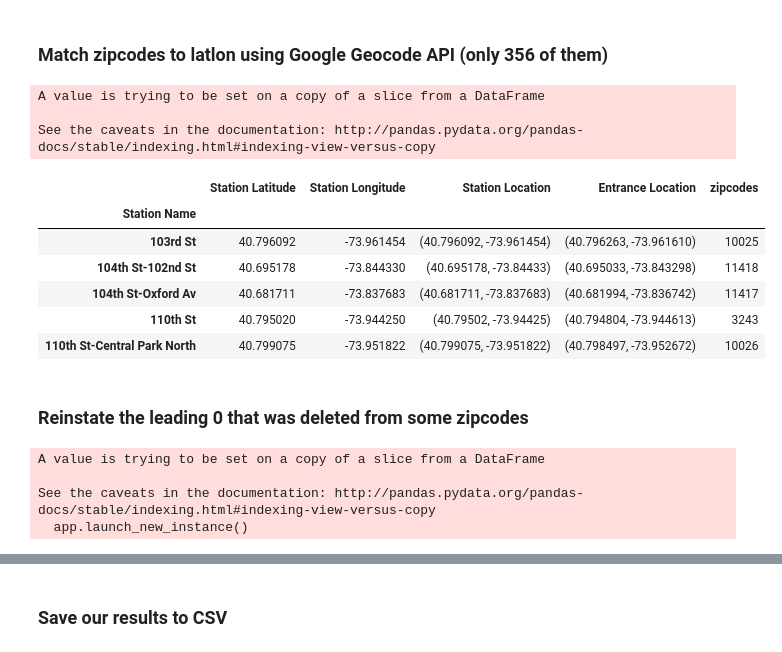
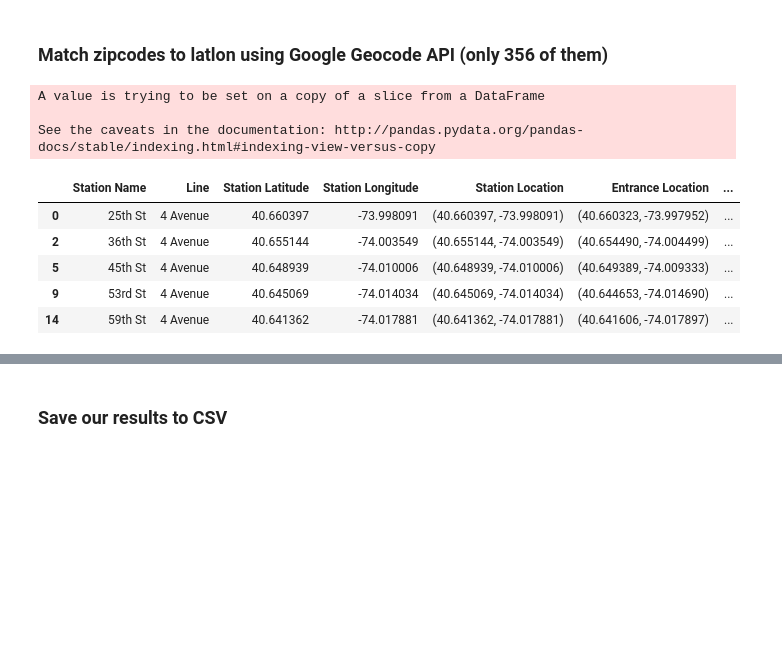
Before and after one commit to brenton72/NYC-crime-project, a Jupyter notebook: plotting_notebooks/Geocoding_notebook.ipynb, the cells around one changed output, grey strips where cells are left out. Drawn from its saved outputs; the diff is of its cells as text; code cells hidden in the pictures; blank space fills up the shorter version.

Commit message:
added routes 1-11 to subway info

```diff
--- a/plotting_notebooks/Geocoding_notebook.ipynb
+++ b/plotting_notebooks/Geocoding_notebook.ipynb
@@ -14,7 +14,7 @@ from googleplaces import GooglePlaces, types, lang
 YOUR_API_KEY = os.environ['GOOGLE_API_KEY']
 #YOUR_API_KEY = <Put your GooglePlaces-enabled Google API Key here>
 # %%
-pd.set_option('max_rows', 10)
+pd.set_option('max_rows', 150)
 # %% [markdown]
 ## Load crime lat-lon data
 # %%
@@ -431,4 +431,9 @@ df_merged.to_csv(out_file_name)
 ## Load Subway CSV
 # %%
 subway_df = pd.read_csv('NYC_Transit_Subway_Entrance_And_Exit_Data.csv', header=0)
-subway_station_df = subway_df.groupby('Station Name').first()[['Station Latitude', 'Station Longitude', 'Station Location', 'Entrance Location']]
+subway_station_df = subway_df.drop_duplicates(subset=['Station Name', 'Line'])[['Station Name', 'Line','Station Latitude',
+                                                                                'Station Longitude','Station Location',
+                                                                                'Route1', 'Route2', 'Route3', 'Route4', 'Route5',
+                                                                                'Route6', 'Route7', 'Route8', 'Route9', 'Route10',
+                                                                                'Route11','Entrance Location']]
+subway_station_df
@@ -437,35 +461,25 @@ subway_station_df = subway_df.groupby('Station Name').first()[['Station Latitude
 # %%
 a = (subway_station_df[['Station Latitude',
                 'Station Longitude']].values.astype(float))
 len(a)
 zipcodesDF = pd.DataFrame()
 subway_station_df['zipcodes'] = np.zeros(len(subway_station_df))
 for latlon in pd.DataFrame(a).drop_duplicates().values:
     query = GoogGeocode(latlon[0],latlon[1], YOUR_API_KEY)
-    revgeo = query["results"][0]['address_components'][-1]
+    for i in np.arange(-1,-3,-1):
+        if query['results'][0]['address_components'][i]['types'][0] == 'postal_code':
+            revgeo = query["results"][0]['address_components'][i]
     #print (revgeo)
     subway_station_df['zipcodes'][(subway_station_df['Station Latitude'] == latlon[0]) *
            (subway_station_df['Station Longitude'] == latlon[1])] = revgeo['long_name']
 subway_station_df.head()
 # %% [output]
 A value is trying to be set on a copy of a slice from a DataFrame
 
 See the caveats in the documentation: http://pandas.pydata.org/pandas-docs/stable/indexing.html#indexing-view-versus-copy
-|  | Station Latitude | Station Longitude | Station Location | Entrance Location | zipcodes |
-| Station Name |  |  |  |  |  |
-| 103rd St | 40.796092 | -73.961454 | (40.796092, -73.961454) | (40.796263, -73.961610) | 10025 |
-| 104th St-102nd St | 40.695178 | -73.844330 | (40.695178, -73.84433) | (40.695033, -73.843298) | 11418 |
-| 104th St-Oxford Av | 40.681711 | -73.837683 | (40.681711, -73.837683) | (40.681994, -73.836742) | 11417 |
-| 110th St | 40.795020 | -73.944250 | (40.79502, -73.94425) | (40.794804, -73.944613) | 3243 |
-| 110th St-Central Park North | 40.799075 | -73.951822 | (40.799075, -73.951822) | (40.798497, -73.952672) | 10026 |
+|  | Station Name | Line | Station Latitude | Station Longitude | Station Location | Entrance Location | ... |
+| 0 | 25th St | 4 Avenue | 40.660397 | -73.998091 | (40.660397, -73.998091) | (40.660323, -73.997952) | ... |
+| 2 | 36th St | 4 Avenue | 40.655144 | -74.003549 | (40.655144, -74.003549) | (40.654490, -74.004499) | ... |
+| 5 | 45th St | 4 Avenue | 40.648939 | -74.010006 | (40.648939, -74.010006) | (40.649389, -74.009333) | ... |
+| 9 | 53rd St | 4 Avenue | 40.645069 | -74.014034 | (40.645069, -74.014034) | (40.644653, -74.014690) | ... |
+| 14 | 59th St | 4 Avenue | 40.641362 | -74.017881 | (40.641362, -74.017881) | (40.641606, -74.017897) | ... |
-# %% [markdown]
-### Reinstate the leading 0 that was deleted from some zipcodes
-# %%
-for i in range(len(subway_station_df)):
-    if len(subway_station_df['zipcodes'][i]) == 4:
-        subway_station_df['zipcodes'][i] = '0' + subway_station_df['zipcodes'][i]
-# %% [output]
-A value is trying to be set on a copy of a slice from a DataFrame
-
-See the caveats in the documentation: http://pandas.pydata.org/pandas-docs/stable/indexing.html#indexing-view-versus-copy
-  app.launch_new_instance()
```
Also changed, not shown: parts of 4 cells of this notebook, 1 other file.
